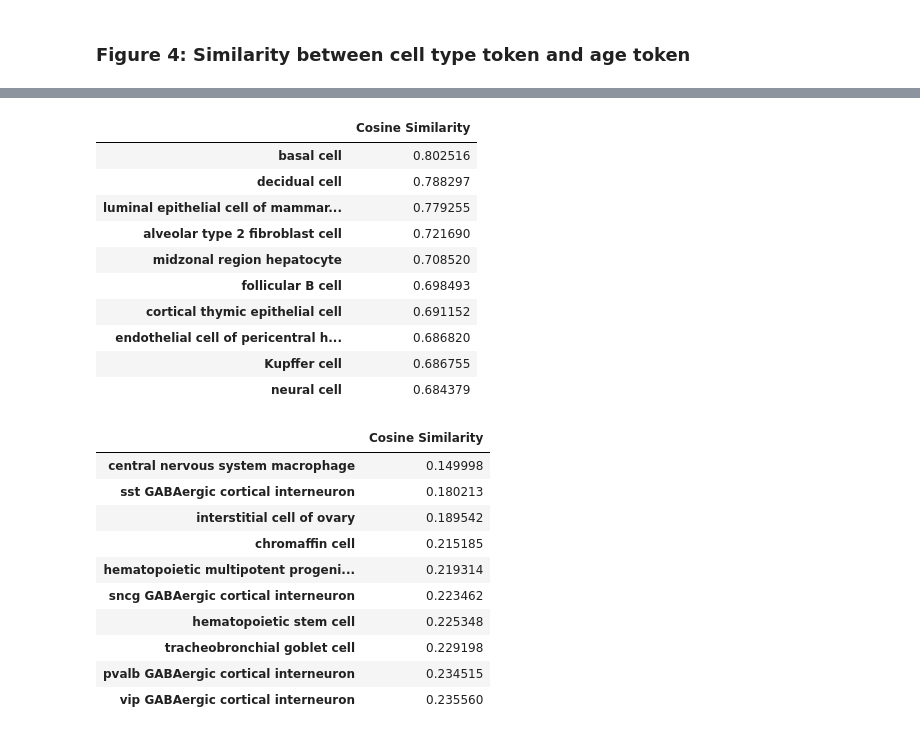
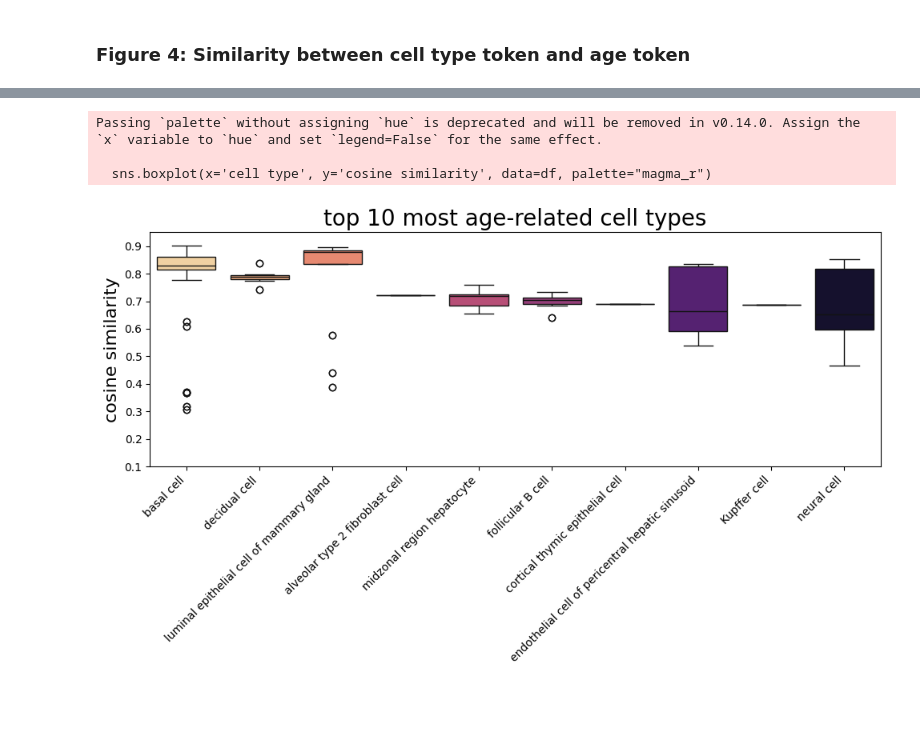
Before and after one commit to YufanXia999/PerturbGene, a Jupyter notebook: notebooks/final_plots.ipynb, the cells around one changed output, grey strips where cells are left out. Saved outputs shown, nothing was run; the diff lists cells and outputs as text; code cells hidden in the pictures; blank space fills up the shorter version.

```diff
--- a/notebooks/final_plots.ipynb
+++ b/notebooks/final_plots.ipynb
@@ -209,9 +209,4 @@ for cell_type in cell_types.unique():
     subset_embedding_1 = embedding_1[cell_indices]
     subset_embedding_2 = embedding_2[cell_indices]
     similarity_matrix = cosine_similarity(subset_embedding_1, subset_embedding_2)
-    diagonal_similarity = np.mean(np.diag(similarity_matrix))#.tolist()
-    #mean_similarity = similarity_matrix
-    cosine_similarity_dict[cell_type] = diagonal_similarity
-cosine_similarity_df = pd.DataFrame.from_dict(cosine_similarity_dict, orient='index', columns=["Cosine Similarity"])
-#cosine_similarity_df.to_csv("cosine_similarity_by_cell_type.csv")
-cosine_similarity_df
+    cosine_similarity_dict[cell_type] = np.diag(similarity_matrix)
@@ -289,28 +213,26 @@ print(diagonal_similarity)
-# %%
-cosine_similarity_df.sort_values(by="Cosine Similarity", ascending=False).head(10)
-# %% [output]
-|  | Cosine Similarity |
-| basal cell | 0.802516 |
-| decidual cell | 0.788297 |
-| luminal epithelial cell of mammar... | 0.779255 |
-| alveolar type 2 fibroblast cell | 0.721690 |
-| midzonal region hepatocyte | 0.708520 |
-| follicular B cell | 0.698493 |
-| cortical thymic epithelial cell | 0.691152 |
-| endothelial cell of pericentral h... | 0.686820 |
-| Kupffer cell | 0.686755 |
-| neural cell | 0.684379 |
-# %%
-cosine_similarity_df.sort_values(by="Cosine Similarity", ascending=True).head(10)
-# %% [output]
-|  | Cosine Similarity |
-| central nervous system macrophage | 0.149998 |
-| sst GABAergic cortical interneuron | 0.180213 |
-| interstitial cell of ovary | 0.189542 |
-| chromaffin cell | 0.215185 |
-| hematopoietic multipotent progeni... | 0.219314 |
-| sncg GABAergic cortical interneuron | 0.223462 |
-| hematopoietic stem cell | 0.225348 |
-| tracheobronchial goblet cell | 0.229198 |
-| pvalb GABAergic cortical interneuron | 0.234515 |
-| vip GABAergic cortical interneuron | 0.235560 |
+# %%
+top10 = sorted(cosine_similarity_dict.items(), key=lambda x: np.mean(x[1]), reverse=True)[:10]
+plot_data = {
+    'cell type': [],
+    'cosine similarity': []
+}
+for cell_type, cosine_similarity_values in top10:
+    plot_data['cell type'].extend([cell_type] * len(cosine_similarity_values))
+    plot_data['cosine similarity'].extend(cosine_similarity_values)
+df = pd.DataFrame(plot_data)
+#df.to_csv("mean_top10age-celltype.csv")
+
+plt.figure(figsize=(10, 6))
+sns.boxplot(x='cell type', y='cosine similarity', data=df, palette="magma_r")
+plt.xticks(rotation=45, ha='right')
+plt.ylim(0.1, 0.95)
+plt.title('top 10 most age-related cell types',fontsize=20)
+plt.xlabel('', fontsize=16)
+plt.ylabel('cosine similarity', fontsize=16)
+plt.tight_layout()
+plt.savefig("plots/mean_top10_most age-related cell types.png", dpi=300, bbox_inches='tight')
+# %% [output]
+Passing `palette` without assigning `hue` is deprecated and will be removed in v0.14.0. Assign the `x` variable to `hue` and set `legend=False` for the same effect.
+
+  sns.boxplot(x='cell type', y='cosine similarity', data=df, palette="magma_r")
+[figure, added]
```
Also changed, not shown: parts of 40 cells of this notebook.
